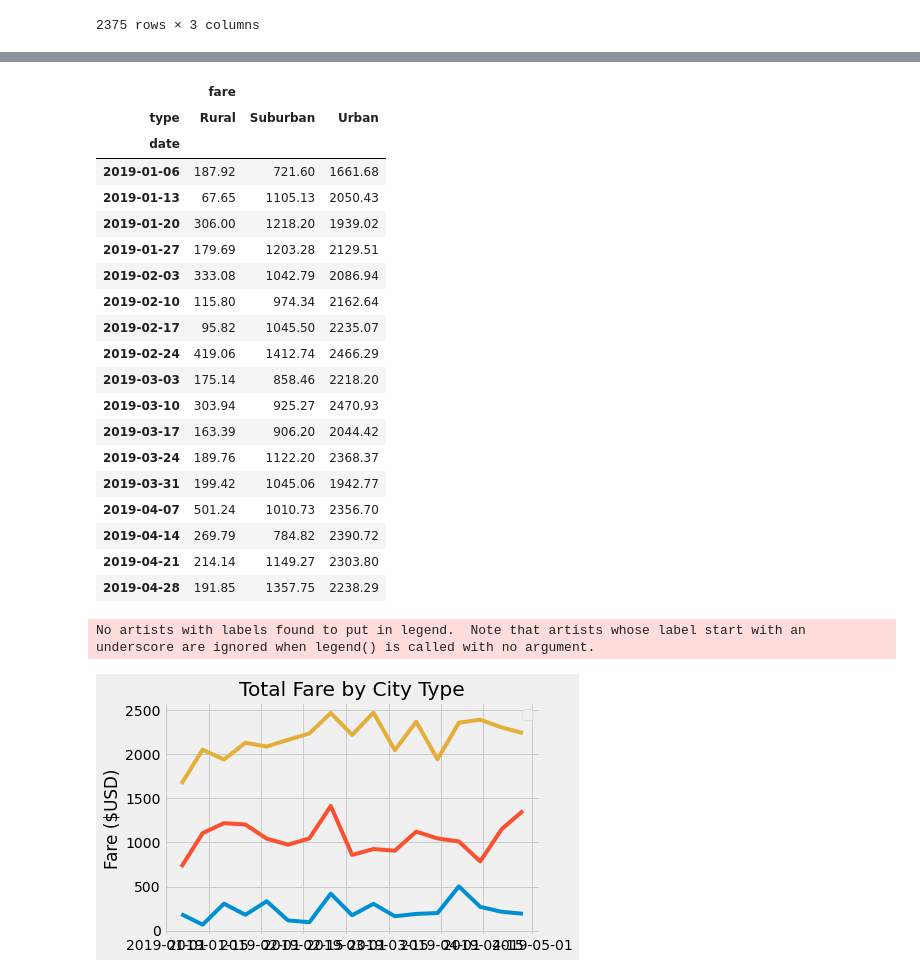
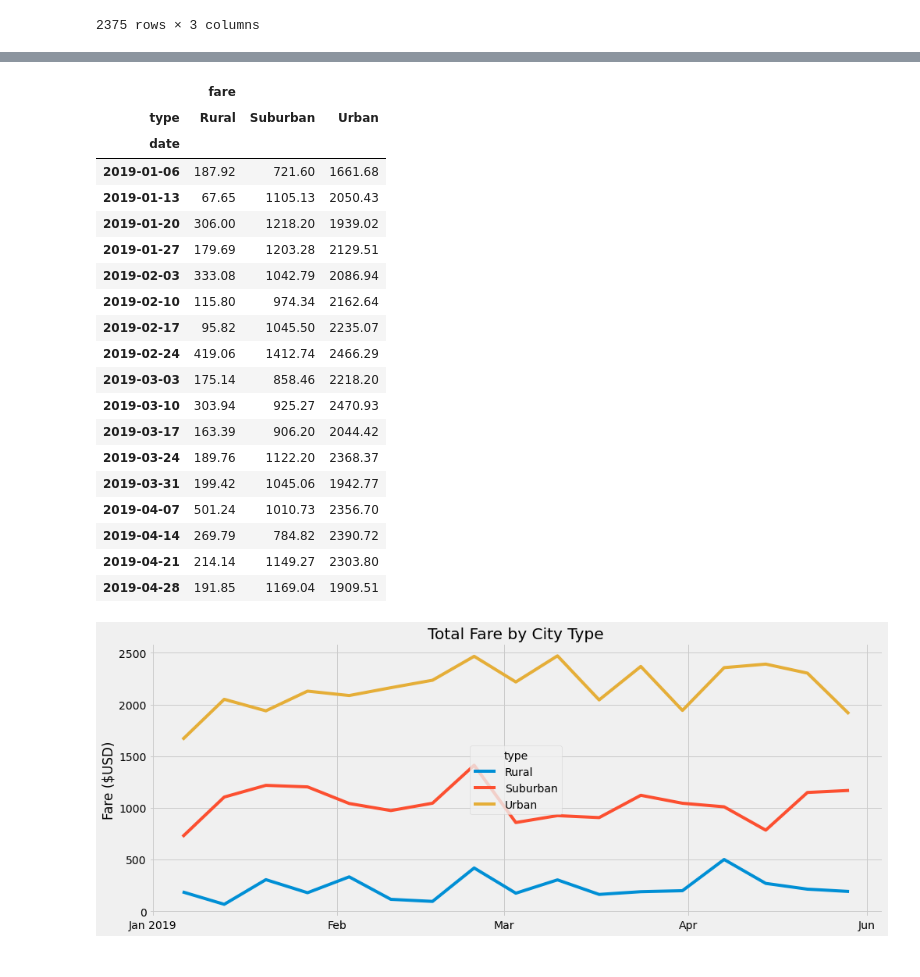
Before and after one commit to ajmotylinski/PyBer_Analysis, a Jupyter notebook: PyBer_Challenge.ipynb, the cells around one changed output, grey strips where cells are left out. Drawn from its saved outputs; the diff is of its cells as text; code cells hidden in the pictures.

```diff
--- a/PyBer_Challenge.ipynb
+++ b/PyBer_Challenge.ipynb
@@ -141,7 +141,7 @@ daily_fare_pivot
 2375 rows × 3 columns
 # %%
 # 5. Create a new DataFrame from the pivot table DataFrame using loc on the given dates, '2019-01-01':'2019-04-29'.
-jan_apr_fare_df = daily_fare_pivot.loc['2019-01-01':'2019-04-29']
+jan_apr_fare_df = daily_fare_pivot.loc['2019-01-01':'2019-04-28']
 # %%
 # 6. Set the "date" index to datetime datatype. This is necessary to use the resample() method in Step 8.
 jan_apr_fare_df.index = pd.to_datetime(jan_apr_fare_df.index)
@@ -216,18 +216,23 @@ weekly_fare_df
 | 2019-04-07 | 501.24 | 1010.73 | 2356.70 |
 | 2019-04-14 | 269.79 | 784.82 | 2390.72 |
 | 2019-04-21 | 214.14 | 1149.27 | 2303.80 |
-| 2019-04-28 | 191.85 | 1357.75 | 2238.29 |
+| 2019-04-28 | 191.85 | 1169.04 | 1909.51 |
 # %%
 # 8. Using the object-oriented interface method, plot the resample DataFrame using the df.plot() function.
-fig, ax = plt.subplots()
+import matplotlib.dates as mdates
+fig, ax = plt.subplots(figsize=(15, 6))
 ax.plot(weekly_fare_df)
+
+ax.legend( ('Rural', 'Suburban', 'Urban'), loc='center', title='type')
 ax.set_title('Total Fare by City Type')
 ax.set_ylabel('Fare ($USD)')
-ax.legend()
+ax.xaxis.set_major_locator(mdates.MonthLocator(interval=1))
+ax.set_xticklabels(['Jan 2019', 'Feb','Mar','Apr','Jun'])
 # Import the style from Matplotlib.
 from matplotlib import style
 # Use the graph style fivethirtyeight.
 style.use('fivethirtyeight')
+
+fig.savefig('analysis/PyBer_fare_summary.png')
 # %% [output]
-No artists with labels found to put in legend.  Note that artists whose label start with an underscore are ignored when legend() is called with no argument.
-[figure, old version]
+[figure, new version]
```
Also changed, not shown: parts of 2 cells of this notebook, 1 other file.
